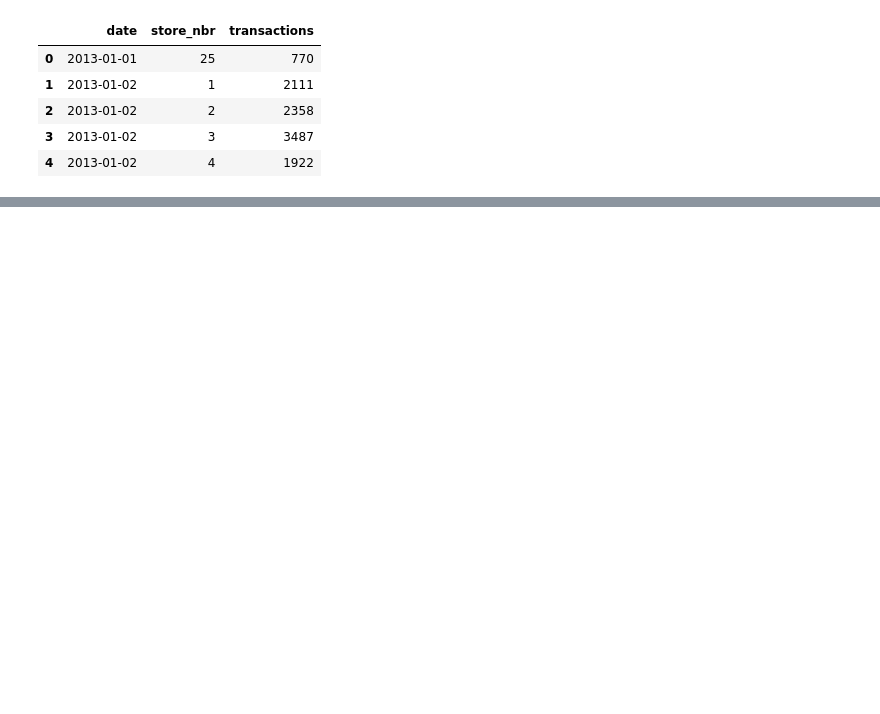
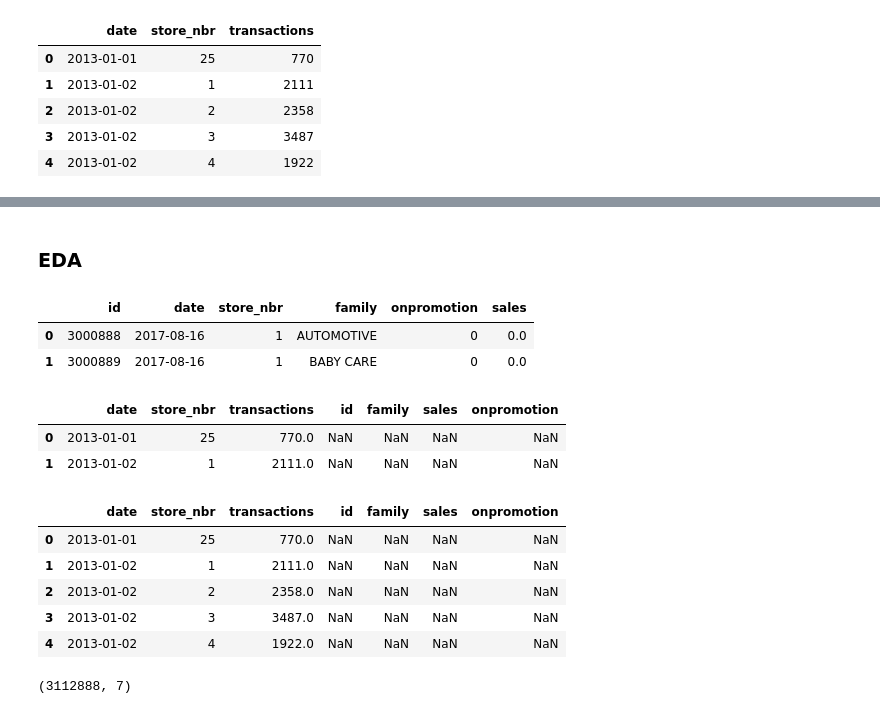
Before and after one commit to qochieng/Favorita-Store-Sales, a Jupyter notebook: favorita.ipynb, the cells around one changed output, grey strips where cells are left out. Cells and saved outputs as stored; diff of their text form; code cells hidden in the pictures; blank space fills up the shorter version.

```diff
--- a/favorita.ipynb
+++ b/favorita.ipynb
@@ -69,8 +116,8 @@ table3.head()
 # %%
 # sample_submission
 
-df = pd.read_csv('sample_submission.csv')
-df.head()
+df_sample = pd.read_csv('sample_submission.csv')
+df_sample.head()
 # %% [output]
 |  | id | sales |
 | 0 | 3000888 | 0.0 |
@@ -100,0 +234,28 @@ df_trx.head()
+# %% [markdown]
+### EDA
+# %%
+df.head(2)
+# %% [output]
+|  | id | date | store_nbr | family | onpromotion | sales |
+| 0 | 3000888 | 2017-08-16 | 1 | AUTOMOTIVE | 0 | 0.0 |
+| 1 | 3000889 | 2017-08-16 | 1 | BABY CARE | 0 | 0.0 |
+# %%
+df1.head(2)
+# %% [output]
+|  | date | store_nbr | transactions | id | family | sales | onpromotion |
+| 0 | 2013-01-01 | 25 | 770.0 | NaN | NaN | NaN | NaN |
+| 1 | 2013-01-02 | 1 | 2111.0 | NaN | NaN | NaN | NaN |
+# %%
+data = pd.concat([df1,df],ignore_index=True)
+data.head()
+# %% [output]
+|  | date | store_nbr | transactions | id | family | sales | onpromotion |
+| 0 | 2013-01-01 | 25 | 770.0 | NaN | NaN | NaN | NaN |
+| 1 | 2013-01-02 | 1 | 2111.0 | NaN | NaN | NaN | NaN |
+| 2 | 2013-01-02 | 2 | 2358.0 | NaN | NaN | NaN | NaN |
+| 3 | 2013-01-02 | 3 | 3487.0 | NaN | NaN | NaN | NaN |
+| 4 | 2013-01-02 | 4 | 1922.0 | NaN | NaN | NaN | NaN |
+# %%
+data.shape
+# %% [output]
+(3112888, 7)
```
Also changed, not shown: parts of 17 cells of this notebook, 1 other file.
